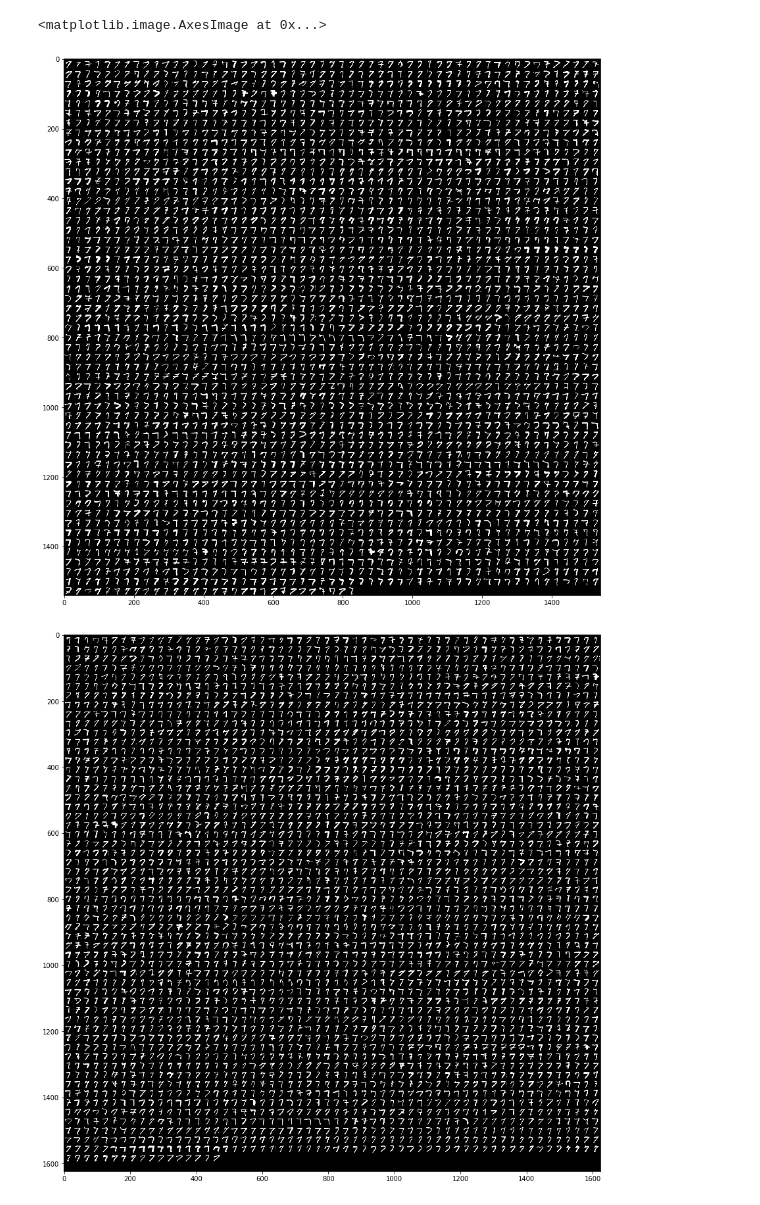
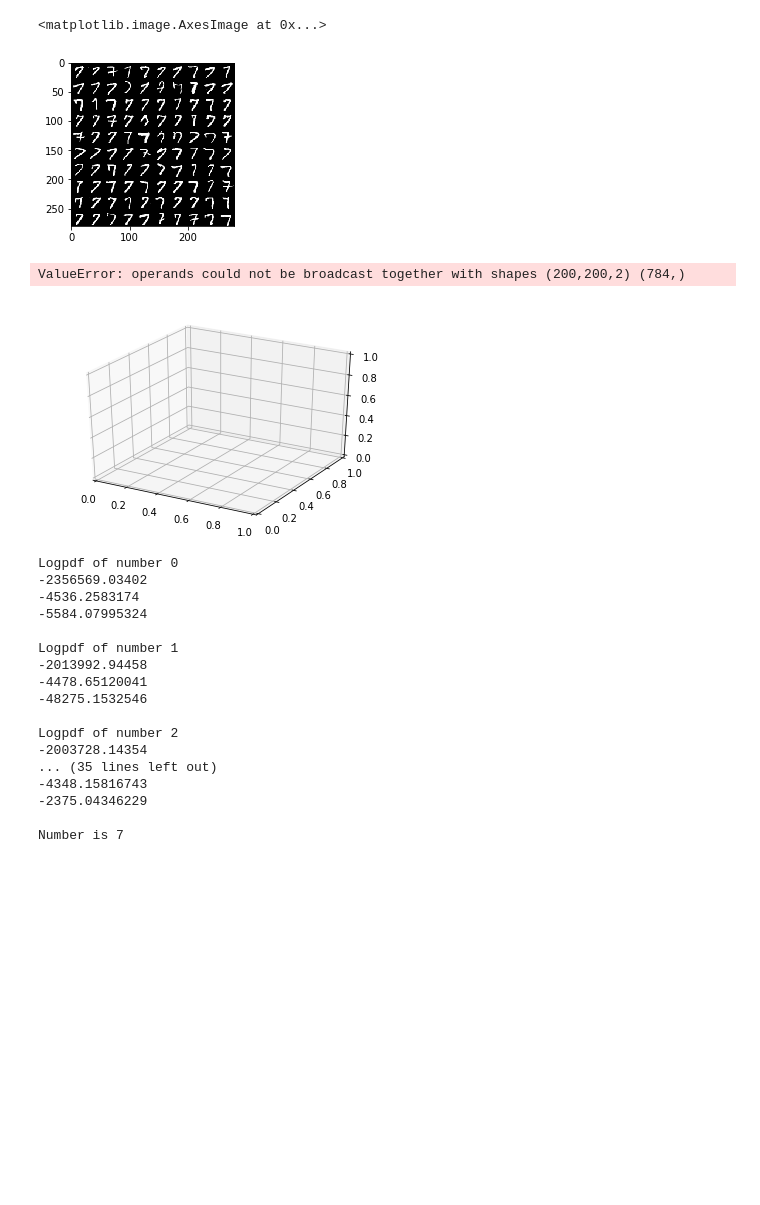
Before and after one commit to mlhhu2017/identifyDigit, a Jupyter notebook: cornelius/playing_around.ipynb, the cells around one changed output. Cells and saved outputs as stored; diff of their text form; code cells hidden in the pictures; blank space fills up the shorter version.

```diff
--- a/cornelius/playing_around.ipynb
+++ b/cornelius/playing_around.ipynb
@@ -23,9 +23,7 @@ mu.show_nums(testing, square=True, xsize=10, ysize=10)
 # %%
-num_arrays = mu.get_all_nums(train,train_labels)
+num_arrays = mu.get_all_nums(train, train_labels)
 num = num_arrays[7]
-mu.show_nums(num[:3000], square=True)
-mu.show_nums(num[3000:], square=True)
+mu.show_nums(num[:100], square=True, xsize=3, ysize=3)
 # %% [output]
 <matplotlib.image.AxesImage at 0x...>
-[figure, old version]
+[figure, new version]
-[figure, removed]
@@ -31,0 +42,44 @@ mu.show_nums(num[3000:], square=True)
+# %%
+import matplotlib.pyplot as plt
+from mpl_toolkits.mplot3d import Axes3D
+
+p0_id  = p_id[0]
+p0_var = p_var[0]
+p0_cov = p_cov[0]
+
+X, Y = np.mgrid[-10:10:.1, -10:10:.1]
+pos = np.empty(X.shape + (2,))
+pos[:, :, 0] = X
+pos[:, :, 1] = Y
+fig = plt.figure()
+ax = fig.gca(projection='3d')
+ax.plot_surface(X, Y, p0_id.logpdf(pos),cmap='viridis',linewidth=0)
+# %% [output]
+ValueError: operands could not be broadcast together with shapes (200,200,2) (784,)
+[figure, added]
+# %%
+for i in range(10):
+    print("Logpdf of number {num}".format(num=i))
+    print(p_id[i].logpdf(test[0]))
+    print(p_var[i].logpdf(test[0]))
+    print(p_cov[i].logpdf(test[0]))
+    print()
+print("Number is {}".format(test_labels[0]))
+# %% [output]
+Logpdf of number 0
+-2356569.03402
+-4536.2583174
+-5584.07995324
+
+Logpdf of number 1
+-2013992.94458
+-4478.65120041
+-48275.1532546
+
+Logpdf of number 2
+-2003728.14354
+... (35 lines left out)
+-4348.15816743
+-2375.04346229
+
+Number is 7
```
Also changed, not shown: parts of 6 cells of this notebook, 1 other file.
